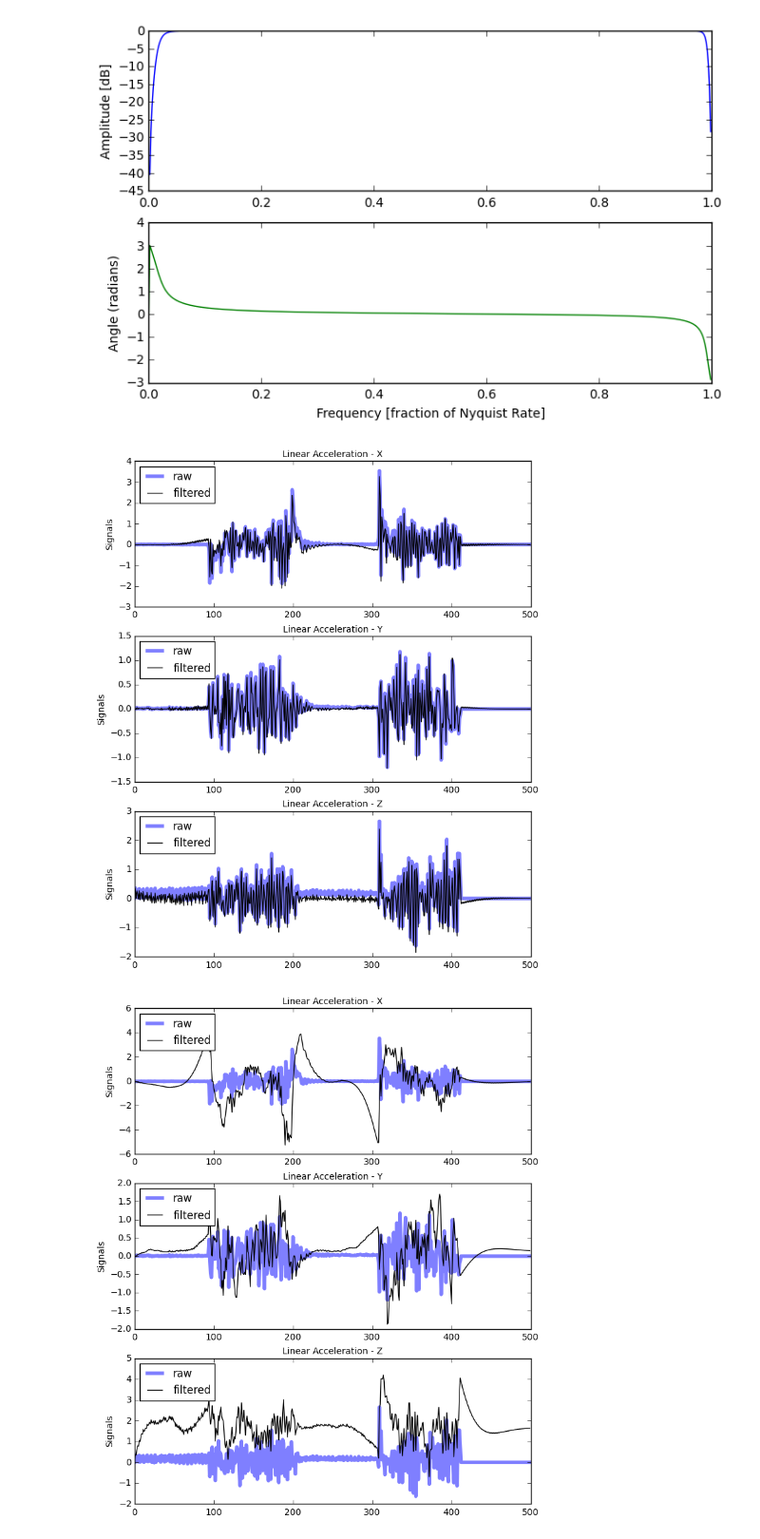
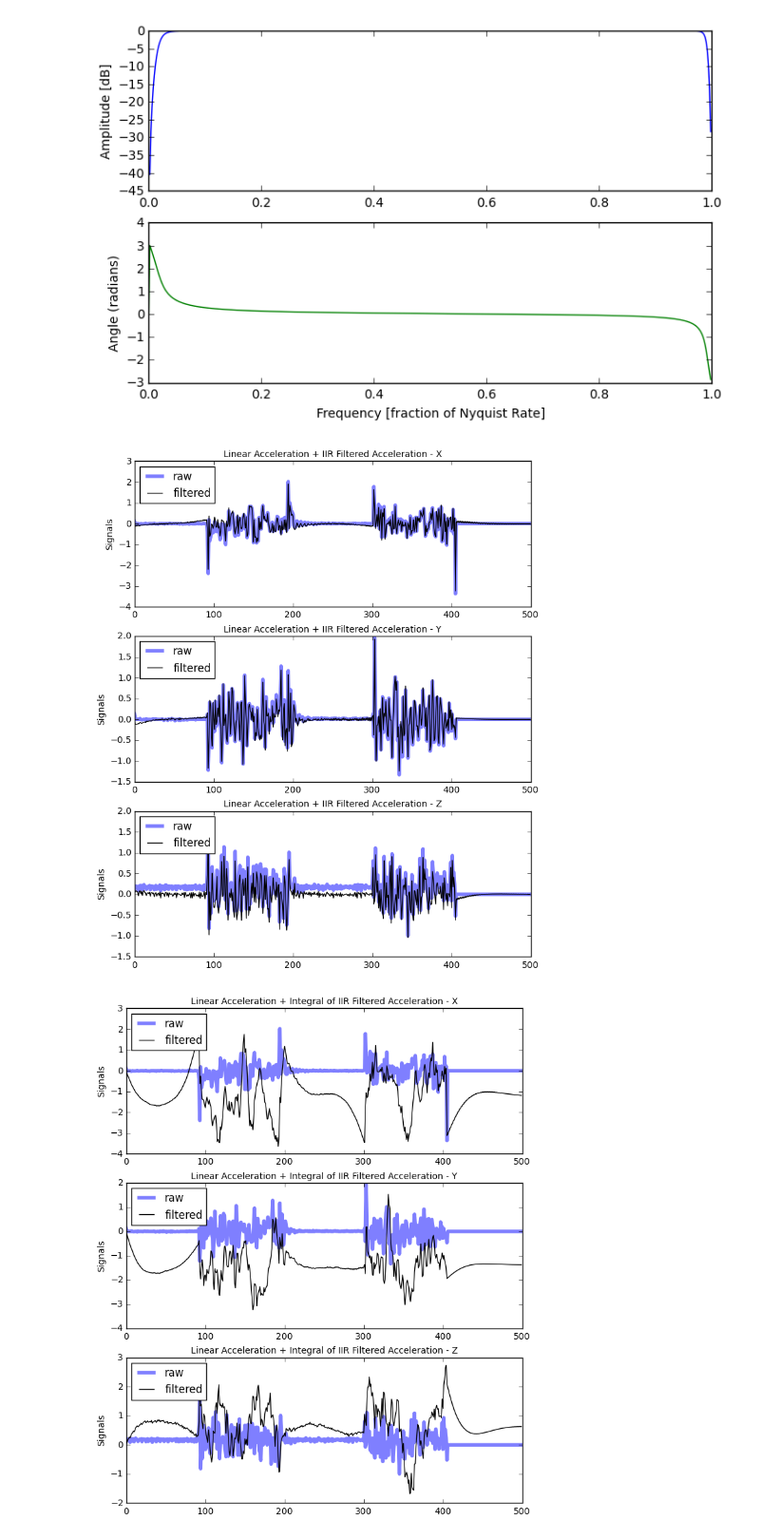
Before and after one commit to Nanigans/nanibot, a Jupyter notebook: sandboxes/ipython_notebooks/imu_data_filtering_sandbox_1.ipynb, the cells around one changed output. Shown at 95% size. Saved outputs shown, nothing was run; the diff lists cells and outputs as text; code cells hidden in the pictures.

```diff
--- a/sandboxes/ipython_notebooks/imu_data_filtering_sandbox_1.ipynb
+++ b/sandboxes/ipython_notebooks/imu_data_filtering_sandbox_1.ipynb
@@ -77,12 +142,25 @@ def plot_raw_and_processed_data(
 # %%
 data_path = '/home/pi/nanibot/sandboxes/data/'
 
+# --- Test 3d ---
+# 25% pwr forward for 2 sec
+# stop, wait 2 sec
+# 25% pwr backward for 2 sec
+# stop
 #data_name = 'rover_imu_test_data_Test3d_20170110_035946.csv'
 #data_name = 'rover_imu_test_data_Test3d_20170110_040156.csv'
-data_name = 'rover_imu_test_data_Test3d_20170110_040330.csv'
+#data_name = 'rover_imu_test_data_Test3d_20170110_040330.csv'
 #data_name = 'rover_imu_test_data_Test3d_20170110_040605.csv'
 #data_name = 'rover_imu_test_data_Test3d_20170110_041017.csv'
 
+# --- Test 3e ---
+# 15% pwr forward for 2 sec
+# stop, wait 2 sec
+# 15% pwr backward for 2 sec
+# stop
+data_name = 'rover_imu_test_data_Test3e_20170112_034723.csv'
+#data_name = 'rover_imu_test_data_Test3e_20170112_034918.csv'
+
 raw_data = pd.read_csv(data_path+data_name)
 #raw_data
 # %% [markdown]
@@ -183,15 +338,20 @@ filt_data_z = signal.filtfilt(b,a,raw_data.z,padtype='odd',padlen=padlen)
 
 filtered_data = pd.DataFrame({'x':filt_data_x,'y':filt_data_y,'z':filt_data_z})
 # %%
-plot_raw_and_processed_data(raw_data,filtered_data=filtered_data,y1lim=None,y2lim=None,y3lim=None)
+plot_raw_and_processed_data(
+    raw_data,
+    filtered_data=filtered_data,
+    title_extra_str='Linear Acceleration + IIR Filtered Acceleration',
+    y1lim=None,y2lim=None,y3lim=None)
 # %% [output]
-[figure, old version]
+[figure, new version]
 # %%
 plot_raw_and_processed_data(
     raw_data,
-    filtered_data=filtered_data.cumsum())
+    filtered_data=filtered_data.cumsum(),
+    title_extra_str='Linear Acceleration + Integral of IIR Filtered Acceleration')
 # %% [output]
-[figure, old version]
+[figure, new version]
 # %%
 plot_raw_and_processed_data(
     raw_data,
```
Also changed, not shown: parts of 22 cells of this notebook, 1 other file.
